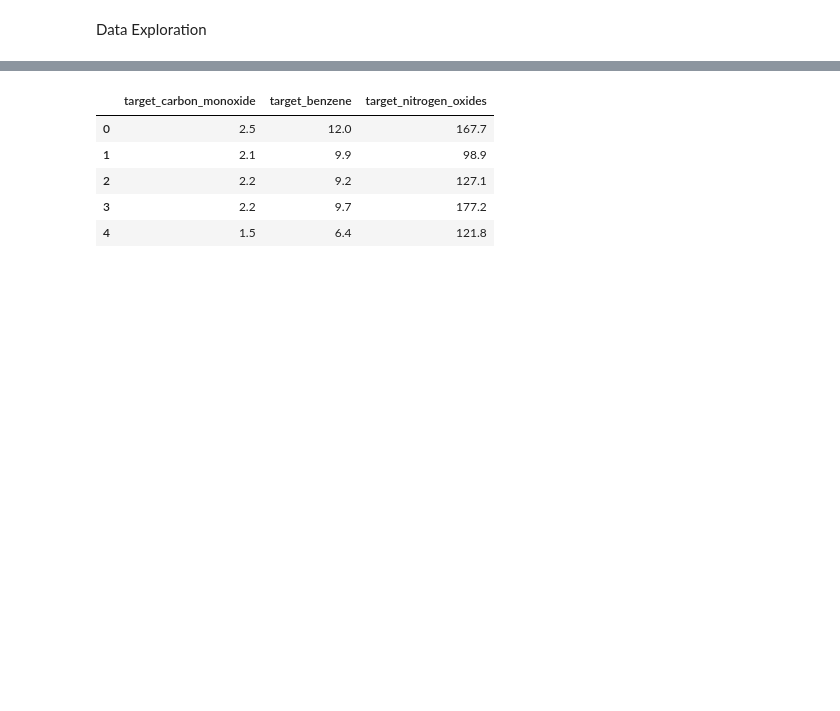
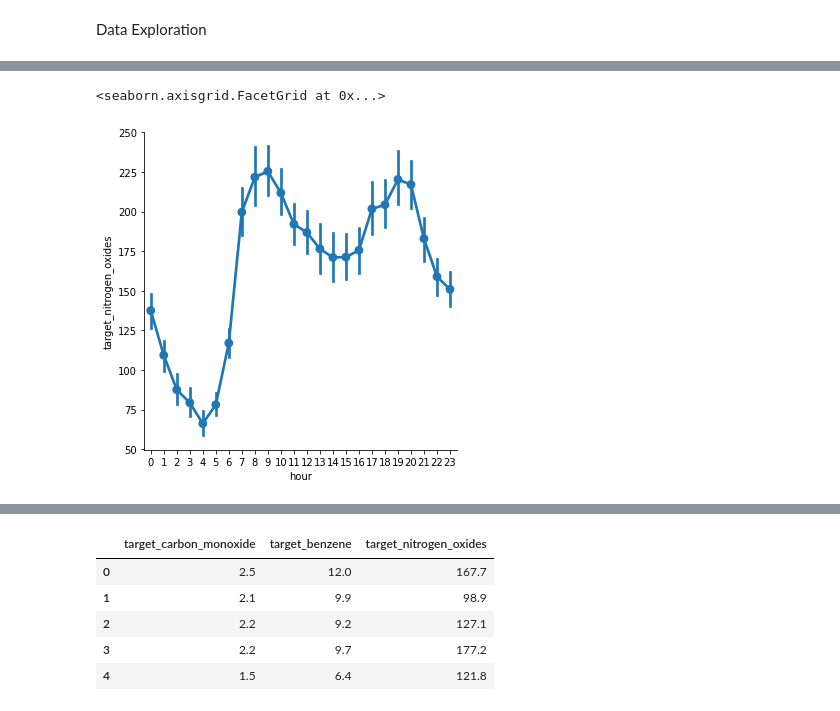
Before and after one commit to Prash8830/ML-Projects, a Jupyter notebook: air_quality/air_quality_pred.ipynb, the cells around one changed output, grey strips where cells are left out. Drawn from its saved outputs; the diff is of its cells as text; code cells hidden in the pictures; blank space fills up the shorter version.

```diff
--- a/air_quality/air_quality_pred.ipynb
+++ b/air_quality/air_quality_pred.ipynb
@@ -25,0 +54,5 @@ data.head()
+# %%
+sns.factorplot(x="hour",y="target_nitrogen_oxides",data=data)
+# %% [output]
+<seaborn.axisgrid.FacetGrid at 0x...>
+[figure, added]
```
Also changed, not shown: parts of 34 cells of this notebook.
